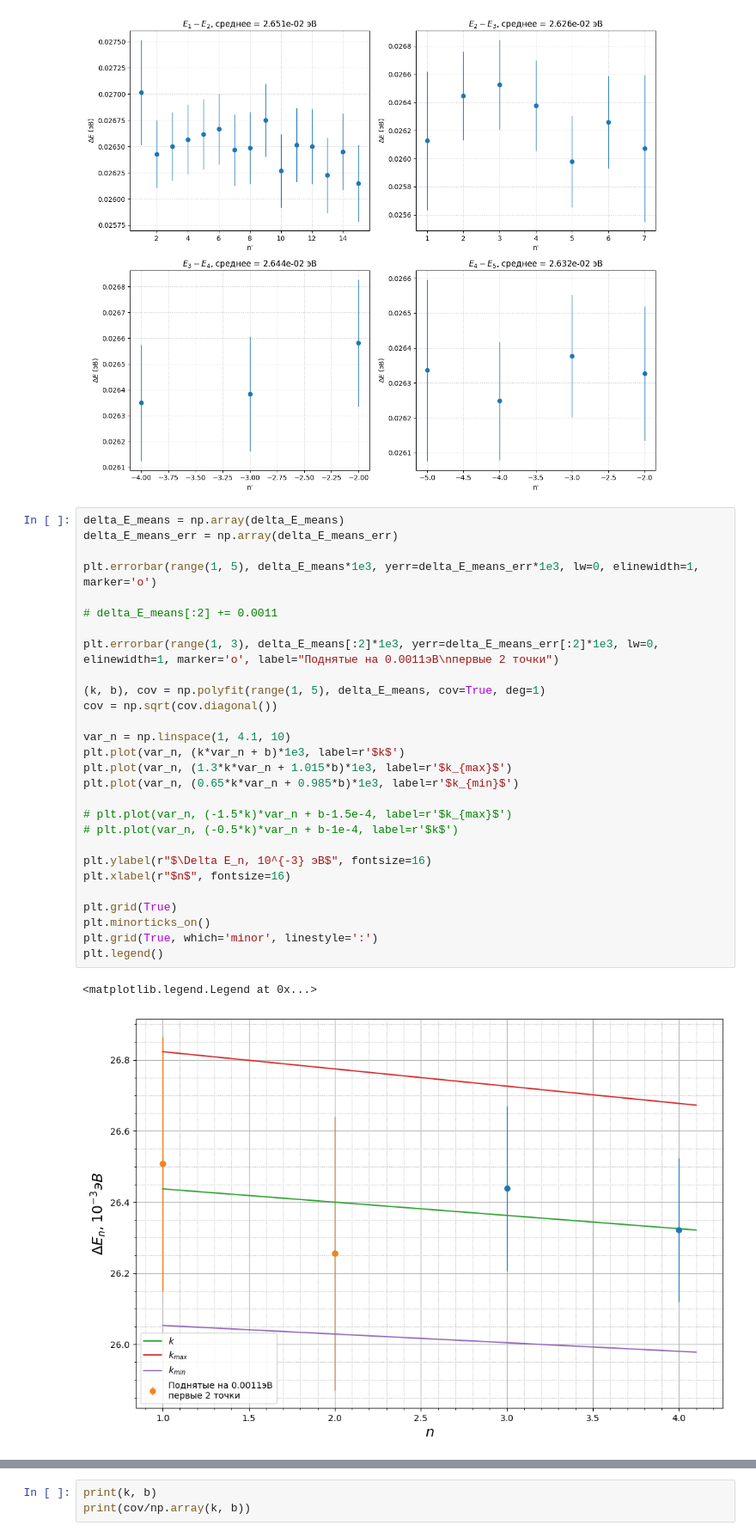
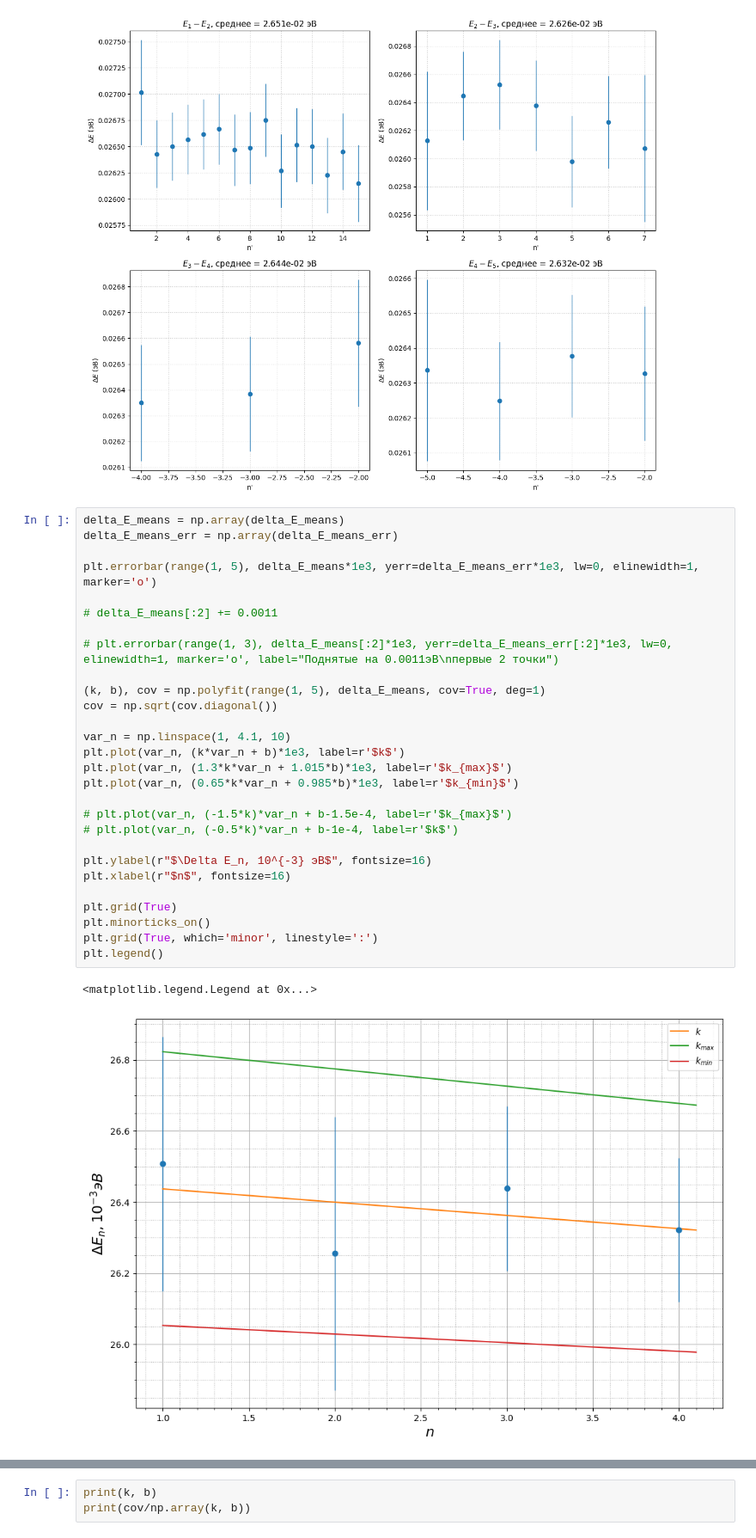
Before and after one commit to EntryFrager/lab, a Jupyter notebook: впв/analyze.ipynb, the cells around one changed output, grey strips where cells are left out. Shown at 86% size. Drawn from its saved outputs; the diff is of its cells as text.

```diff
--- a/впв/analyze.ipynb
+++ b/впв/analyze.ipynb
@@ -353,31 +343,31 @@ plt.show()
 # %%
 delta_E_means = np.array(delta_E_means)
 delta_E_means_err = np.array(delta_E_means_err)
 
 plt.errorbar(range(1, 5), delta_E_means*1e3, yerr=delta_E_means_err*1e3, lw=0, elinewidth=1, marker='o')
 
 # delta_E_means[:2] += 0.0011
 
-plt.errorbar(range(1, 3), delta_E_means[:2]*1e3, yerr=delta_E_means_err[:2]*1e3, lw=0, elinewidth=1, marker='o', label="Поднятые на 0.0011эВ\nпервые 2 точки")
+# plt.errorbar(range(1, 3), delta_E_means[:2]*1e3, yerr=delta_E_means_err[:2]*1e3, lw=0, elinewidth=1, marker='o', label="Поднятые на 0.0011эВ\nпервые 2 точки")
 
 (k, b), cov = np.polyfit(range(1, 5), delta_E_means, cov=True, deg=1)
 cov = np.sqrt(cov.diagonal())
 
 var_n = np.linspace(1, 4.1, 10)
 plt.plot(var_n, (k*var_n + b)*1e3, label=r'$k$')
 plt.plot(var_n, (1.3*k*var_n + 1.015*b)*1e3, label=r'$k_{max}$')
 plt.plot(var_n, (0.65*k*var_n + 0.985*b)*1e3, label=r'$k_{min}$')
 
 # plt.plot(var_n, (-1.5*k)*var_n + b-1.5e-4, label=r'$k_{max}$')
 # plt.plot(var_n, (-0.5*k)*var_n + b-1e-4, label=r'$k$')
 
 plt.ylabel(r"$\Delta E_n, 10^{-3} эВ$", fontsize=16)
 plt.xlabel(r"$n$", fontsize=16)
 
 plt.grid(True)
 plt.minorticks_on()
 plt.grid(True, which='minor', linestyle=':')
 plt.legend()
 # %% [output]
 <matplotlib.legend.Legend at 0x...>
-[figure, old version]
+[figure, new version]
```
Also changed, not shown: parts of 17 cells of this notebook, 13 other files.
